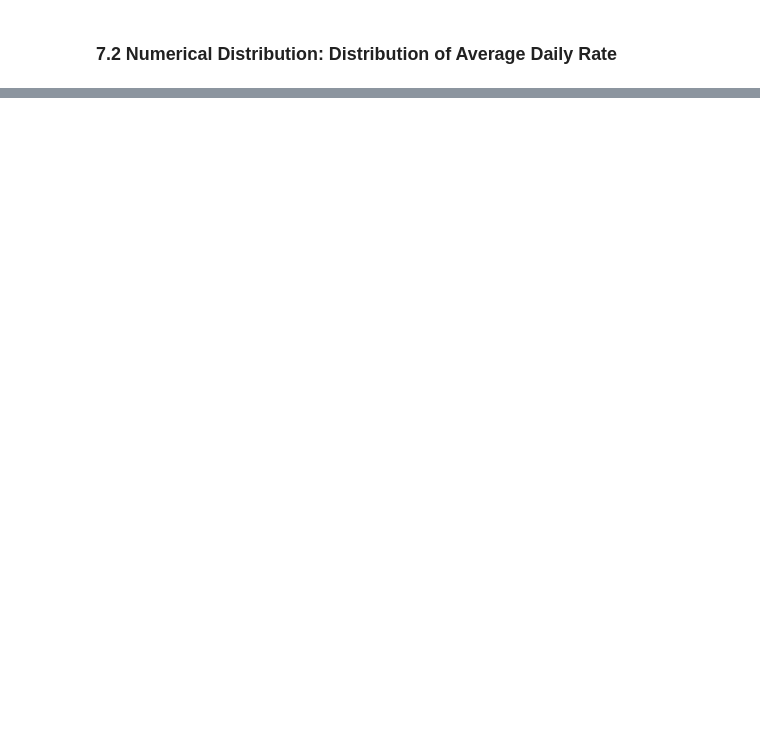
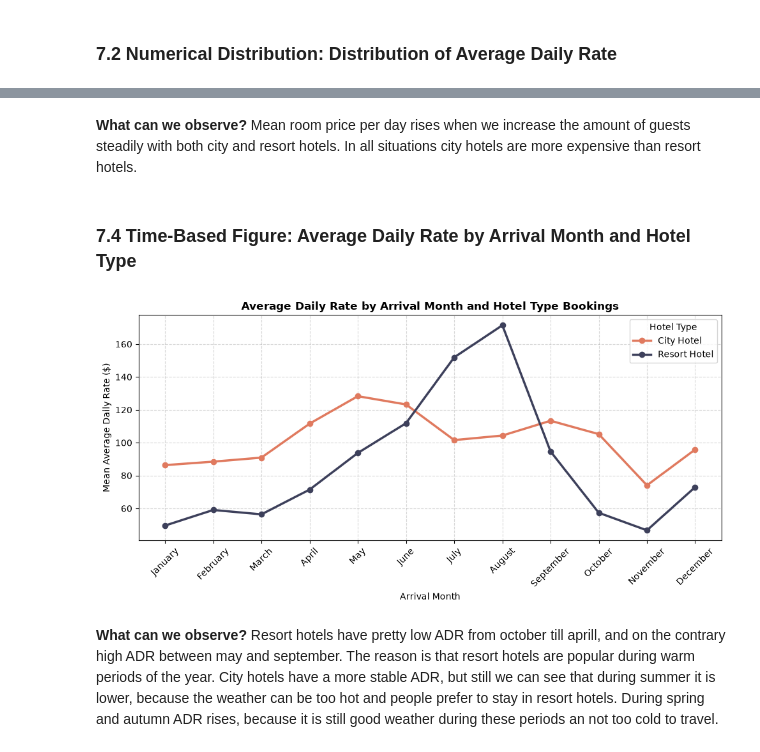
Before and after one commit to ElSnuso/Hotel-Booking-Data-Analysis, a Jupyter notebook: project.ipynb, the cells around one changed output, grey strips where cells are left out. Cells and saved outputs as stored; diff of their text form; code cells hidden in the pictures; blank space fills up the shorter version.

```diff
--- a/project.ipynb
+++ b/project.ipynb
@@ -495,0 +551,60 @@ plt.show()
+# %% [markdown]
+**What can we observe?**
+Mean room price per day rises when we increase the amount of guests steadily with both city and resort hotels. In all situations city hotels are more expensive than resort hotels.
+# %% [markdown]
+### 7.4 Time-Based Figure: Average Daily Rate by Arrival Month and Hotel Type
+# %%
+month_order = [
+    'January',
+    'February',
+    'March',
+    'April',
+    'May',
+    'June',
+    'July',
+    'August',
+    'September',
+    'October',
+    'November',
+    'December',
+]
+df['arrival_date_month'] = pd.Categorical(
+    df['arrival_date_month'], categories=month_order, ordered=True
+)
+
+monthly_adr = (
+    df.groupby(['arrival_date_month', 'hotel'], observed=False)[
+        'average_daily_rate'
+    ]
+    .mean()
+    .unstack(level='hotel')
+)
+n_time = len(df.dropna(subset=['arrival_date_month', 'average_daily_rate']))
+
+plt.figure(figsize=(10, 5))
+colors = ['#e07a5f', '#3d405b']
+
+for i, col in enumerate(monthly_adr.columns):
+  plt.plot(
+      monthly_adr.index,
+      monthly_adr[col],
+      label=col,
+      marker='o',
+      linewidth=2.5,
+      color=colors[i % len(colors)],
+  )
+
+plt.title(f'Average Daily Rate by Arrival Month and Hotel Type Bookings', fontweight='bold')
+plt.xlabel('Arrival Month')
+plt.ylabel('Mean Average Daily Rate ($)')
+plt.xticks(rotation=45)
+plt.legend(title='Hotel Type', frameon=True)
+plt.grid(True, linestyle='--', alpha=0.5)
+
+plt.tight_layout()
+plt.show()
+# %% [output]
+[figure, added]
+# %% [markdown]
+**What can we observe?**
+Resort hotels have pretty low ADR from october till aprill, and on the contrary high ADR between may and september. The reason is that resort hotels are popular during warm periods of the year. City hotels have a more stable ADR, but still we can see that during summer it is lower, because the weather can be too hot and people prefer to stay in resort hotels. During spring and autumn ADR rises, because it is still good weather during these periods an not too cold to travel.
```
Also changed, not shown: parts of 7 cells of this notebook.
